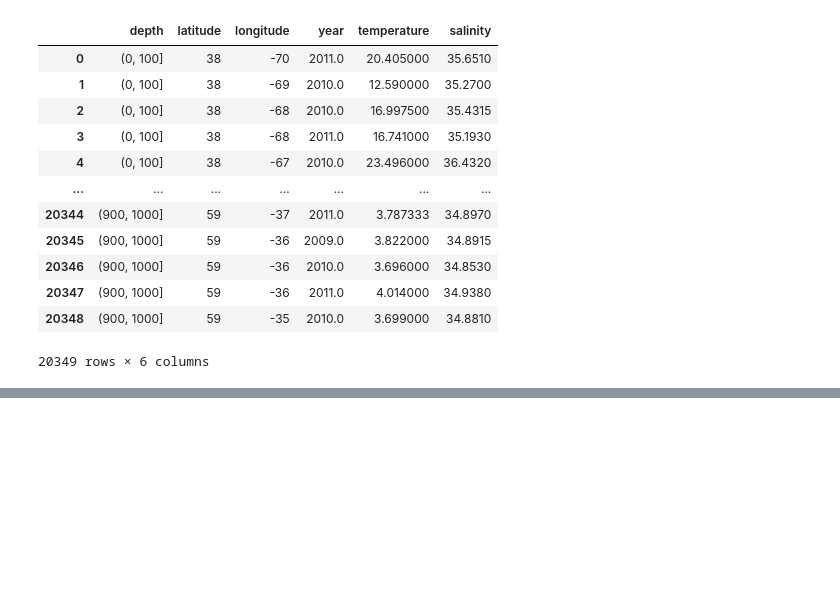
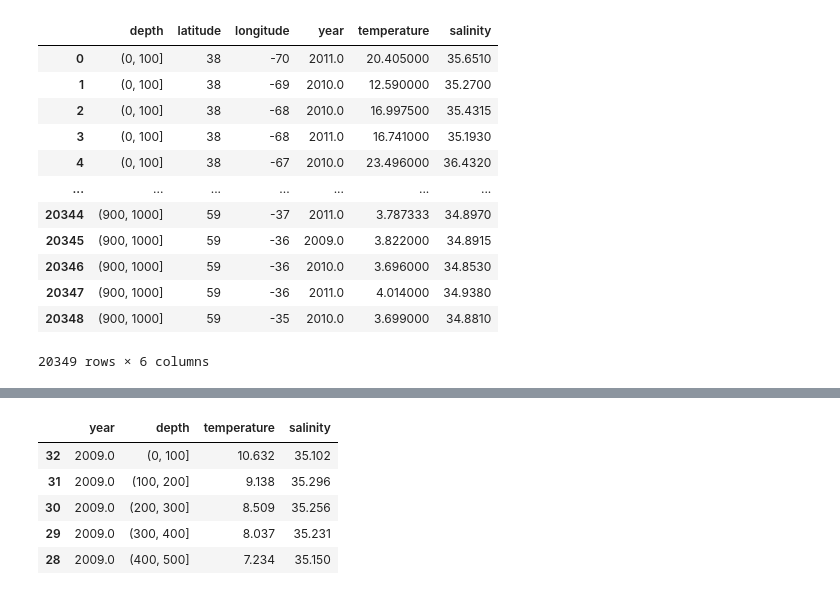
Before and after one commit to minsun-ss/argo_ocean_data_analysis, a Jupyter notebook: notebooks/Temp and salinity variation.ipynb, the cells around one changed output, grey strips where cells are left out. Saved outputs shown, nothing was run; the diff lists cells and outputs as text; code cells hidden in the pictures; blank space fills up the shorter version.

```diff
--- a/notebooks/Temp and salinity variation.ipynb
+++ b/notebooks/Temp and salinity variation.ipynb
@@ -86,3 +87,32 @@ df1.sort_values(by=["depth", "year"]).head(5)
+# %%
+#Clean data
+
+from pandas.api.types import CategoricalDtype
+#turn string back into categories... yes you have to do it manually apprarently
+cat = ['(0, 100]', '(100, 200]', '(200, 300]', '(300, 400]', '(400, 500]', '(500, 600]', '(600, 700]', '(700, 800]', '(800, 900]', '(900, 1000]',
+        '(1000, 1100]', '(1100, 1200]', '(1200, 1300]', '(1300, 1400]', '(1400, 1500]', '(1500, 1600]', '(1600, 1700]', '(1700, 1800]', '(1800, 1900]', '(1900, 2000]',
+        '(2000, 2100]', '(2100, 2200]', '(2200, 2300]', '(2300, 2400]', '(2400, 2500]', '(2500, 2600]', '(2600, 2700]', '(2700, 2800]', '(2800, 2900]', '(2900, 3000]',
+        '(3000, 3100]', '(3100, 3200]', '(3200, 3300]', '(3300, 3400]', '(3400, 3500]', '(3500, 3600]', '(3600, 3700]', '(3700, 3800]', '(3800, 3900]', '(3900, 4000]',
+        '(4000, 4100]', '(4100, 4200]', '(4200, 4300]', '(4300, 4400]', '(4400, 4500]', '(4500, 4600]', '(4600, 4700]', '(4700, 4800]', '(4800, 4900]', '(4900, 5000]',
+        '(5000, 5100]', '(5100, 5200]', '(5200, 5300]', '(5300, 5400]', '(5400, 5500]', '(5500, 5600]', '(5600, 5700]', '(5700, 5800]', '(5800, 5900]', '(5900, 6000]',
+       ]
+
+cat_type = CategoricalDtype(categories=cat, ordered=True)
+df1["depth"] = df1["depth"].astype(cat_type)
+
+# Change temp and salinity to floats
+df1["temperature"] = df1["temperature"].astype(float)
+df1["salinity"] = df1["salinity"].astype(float)
+df1 = df1.sort_values(by=["year", "depth"])
+
+df1.head()
+# %% [output]
+|  | year | depth | temperature | salinity |
+| 32 | 2009.0 | (0, 100] | 10.632 | 35.102 |
+| 31 | 2009.0 | (100, 200] | 9.138 | 35.296 |
+| 30 | 2009.0 | (200, 300] | 8.509 | 35.256 |
+| 29 | 2009.0 | (300, 400] | 8.037 | 35.231 |
+| 28 | 2009.0 | (400, 500] | 7.234 | 35.150 |
 # %%
 df2 = df1.copy()
 df2["temperature"] = df2["temperature"].astype(float)
```
Also changed, not shown: parts of 13 cells of this notebook.
